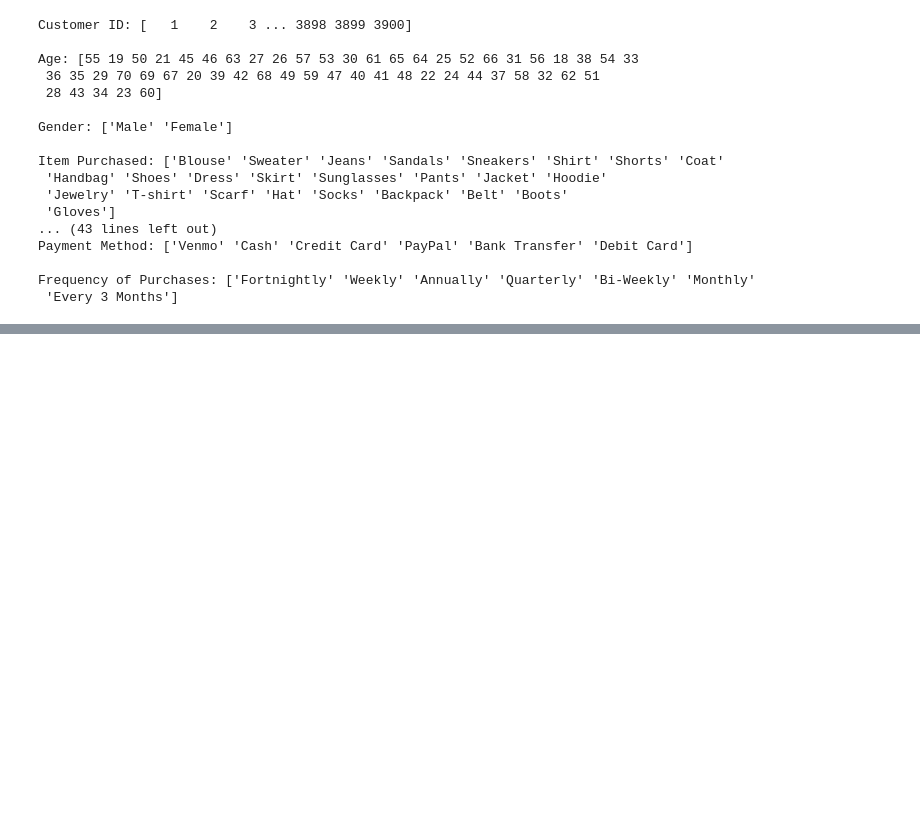
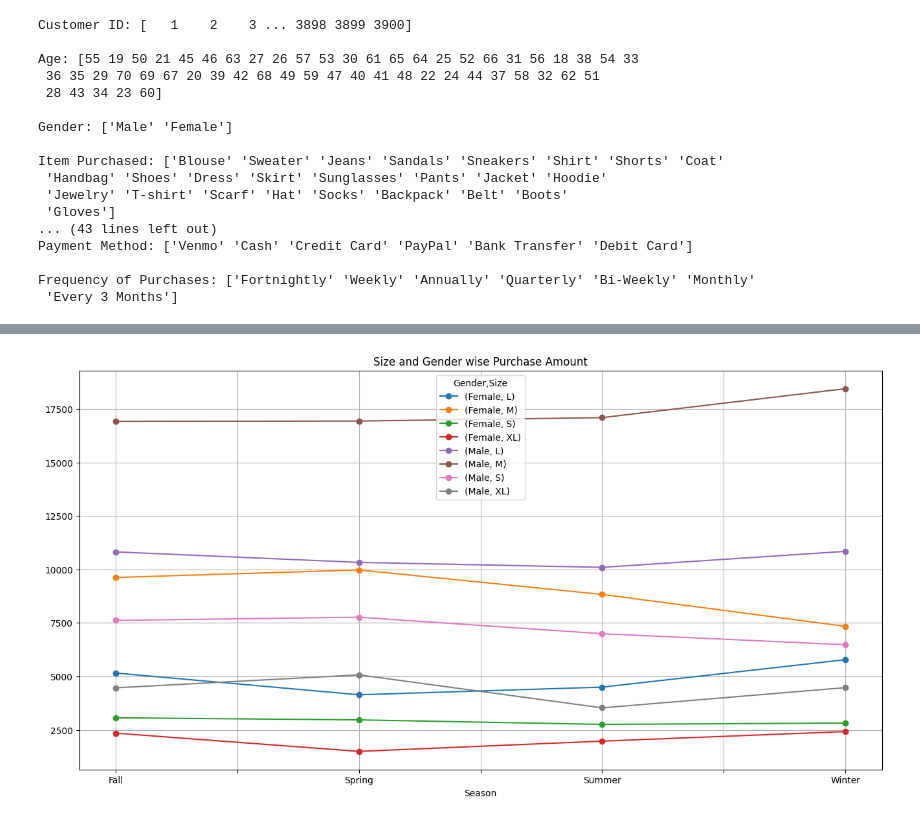
Before and after one commit to Udhay2898/Project, a Jupyter notebook: Shopping_Trends(Line).ipynb, the cells around one changed output, grey strips where cells are left out. Saved outputs shown, nothing was run; the diff lists cells and outputs as text; code cells hidden in the pictures; blank space fills up the shorter version.

```diff
--- a/Shopping_Trends(Line).ipynb
+++ b/Shopping_Trends(Line).ipynb
@@ -198,0 +281,3 @@ Frequency of Purchases: ['Fortnightly' 'Weekly' 'Annually' 'Quarterly' 'Bi-Weekl
+# %%
+agg_data = df.groupby(['Season', 'Gender', 'Size'])['Purchase Amount (USD)'].sum().unstack(['Gender', 'Size'], fill_value=0)
+agg_data
@@ -198,0 +292,5 @@ Frequency of Purchases: ['Fortnightly' 'Weekly' 'Annually' 'Quarterly' 'Bi-Weekl
+# %%
+agg_data.plot(figsize = (16,8), marker ='o',grid = True,title = 'Size and Gender wise Purchase Amount')
+plt.show()
+# %% [output]
+[figure, added]
```
Also changed, not shown: parts of 9 cells of this notebook.
